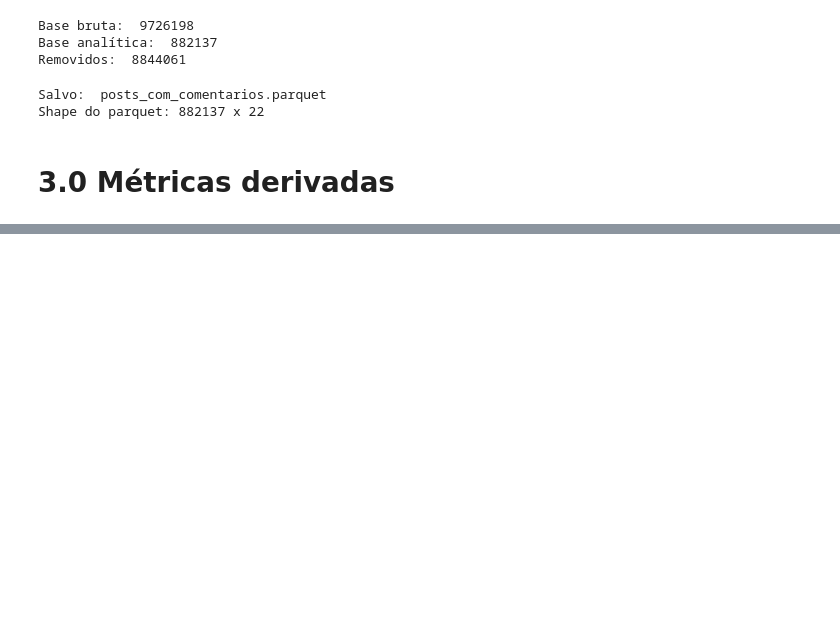
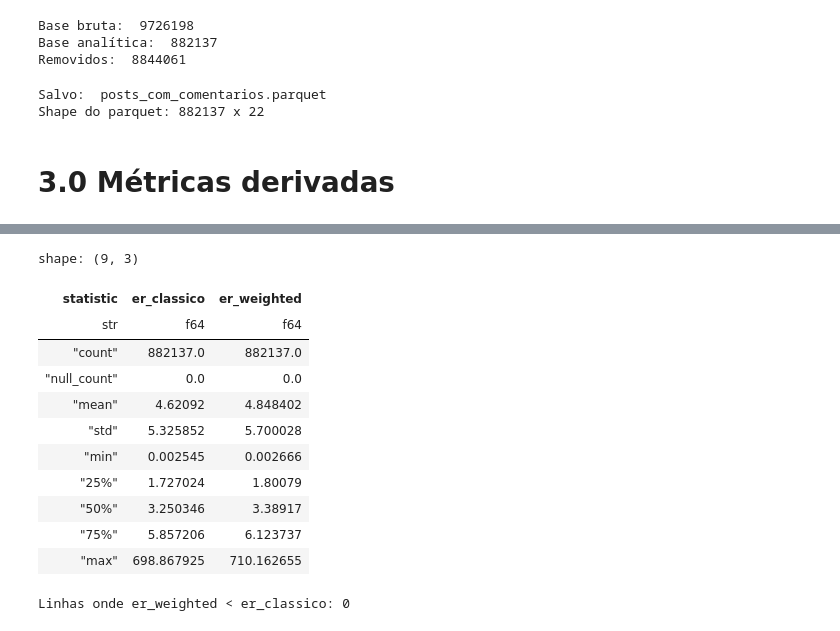
Before and after one commit to Davi-SC/influencers_kim, a Jupyter notebook: processamento_posts.ipynb, the cells around one changed output, grey strips where cells are left out. Saved outputs shown, nothing was run; the diff lists cells and outputs as text; code cells hidden in the pictures; blank space fills up the shorter version.

```diff
--- a/processamento_posts.ipynb
+++ b/processamento_posts.ipynb
@@ -1460,0 +348,26 @@ Salvo: influenciadores_cv.parquet — 32,335 influenciadores
+# %%
+df = df.with_columns([
+    ((pl.col("likes") + pl.col("comments_count")) / pl.col("followers") * 100)
+        .alias("er_classico"),
+    ((pl.col("likes") + pl.col("comments_count") * 2) / pl.col("followers") * 100)
+        .alias("er_weighted"),
+])
+df.select(["er_classico", "er_weighted"]).describe()
+# %% [output]
+shape: (9, 3)
+| statistic | er_classico | er_weighted |
+| str | f64 | f64 |
+| "count" | 882137.0 | 882137.0 |
+| "null_count" | 0.0 | 0.0 |
+| "mean" | 4.62092 | 4.848402 |
+| "std" | 5.325852 | 5.700028 |
+| "min" | 0.002545 | 0.002666 |
+| "25%" | 1.727024 | 1.80079 |
+| "50%" | 3.250346 | 3.38917 |
+| "75%" | 5.857206 | 6.123737 |
+| "max" | 698.867925 | 710.162655 |
+# %%
+n_invertidos = df.filter(pl.col("er_weighted") < pl.col("er_classico")).shape[0]
+print(f"Linhas onde er_weighted < er_classico: {n_invertidos}")
+# %% [output]
+Linhas onde er_weighted < er_classico: 0
```
Also changed, not shown: parts of 124 cells of this notebook.
